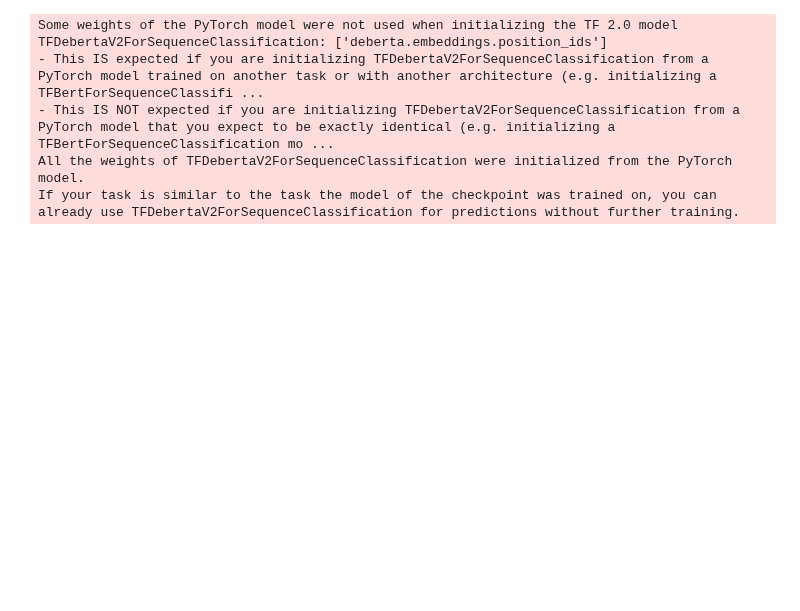
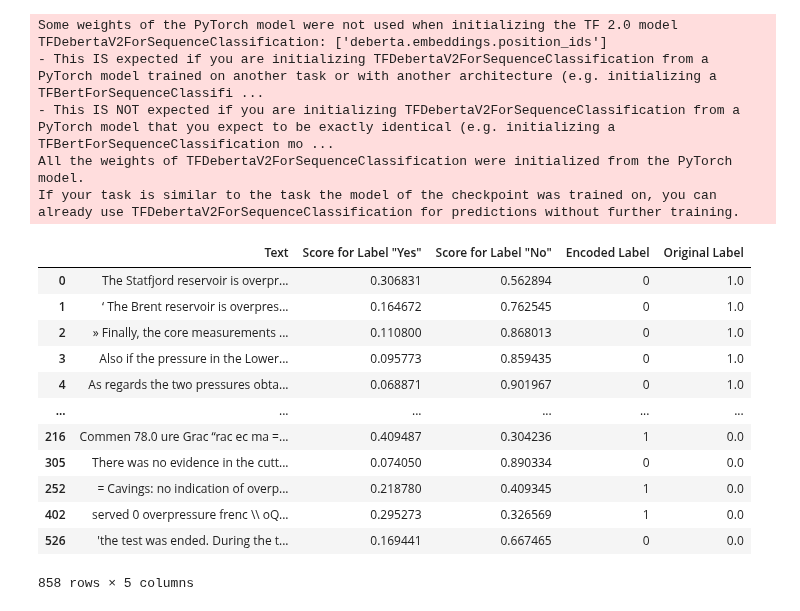
Before and after one commit to zahidhamidi/ML-Project, a Jupyter notebook: zero_shot_deberta.ipynb, the cells around one changed output. Drawn from its saved outputs; the diff is of its cells as text; code cells hidden in the pictures; blank space fills up the shorter version.

```diff
--- a/zero_shot_deberta.ipynb
+++ b/zero_shot_deberta.ipynb
@@ -37,10 +110,10 @@ text_data = df['doc_text_original'].tolist()
+# %%
+# Extract the text data from the 'text' column
+text_data = balanced_df['doc_text_original'].tolist()
 # %%
-import tensorflow as tf
-from transformers import AutoTokenizer, TFAutoModelForSequenceClassification
-import pandas as pd
-
 # Load the tokenizer and model
-model_name = "sileod/deberta-v3-base-tasksource-nli"
+# model_name = "sileod/deberta-v3-base-tasksource-nli"
+model_name = "facebook/bart-large-mnli"
 tokenizer = AutoTokenizer.from_pretrained(model_name)
 model = TFAutoModelForSequenceClassification.from_pretrained(model_name)
 
@@ -86,9 +159,6 @@ for text in tqdm(text_data):
     scores_yes.append(score_yes)
     scores_no.append(score_no)
     encoded_labels.append(encoded_label)
-
-# Create a DataFrame
-df2 = pd.DataFrame({'Text': texts, 'Score for Label "Yes"': scores_yes, 'Score for Label "No"': scores_no, 'Encoded Label': encoded_labels})
 # %% [output]
 Some weights of the PyTorch model were not used when initializing the TF 2.0 model TFDebertaV2ForSequenceClassification: ['deberta.embeddings.position_ids']
 - This IS expected if you are initializing TFDebertaV2ForSequenceClassification from a PyTorch model trained on another task or with another architecture (e.g. initializing a TFBertForSequenceClassifi ...
@@ -97,8 +167,22 @@ All the weights of TFDebertaV2ForSequenceClassification were initialized from th
 If your task is similar to the task the model of the checkpoint was trained on, you can already use TFDebertaV2ForSequenceClassification for predictions without further training.
 # %%
 # Create a DataFrame
-df2 = pd.DataFrame({'Text': texts, 'Score for Label "Yes"': scores_yes, 'Score for Label "No"': scores_no, 'Encoded Label': encoded_labels, 'Original Label': df["label_code"].astype(float)})
+df2 = pd.DataFrame({'Text': texts, 'Score for Label "Yes"': scores_yes, 'Score for Label "No"': scores_no, 'Encoded Label': encoded_labels, 'Original Label': balanced_df["label_code"].astype(float)})
 df2
+# %% [output]
+|  | Text | Score for Label "Yes" | Score for Label "No" | Encoded Label | Original Label |
+| 0 | The Statfjord reservoir is overpr... | 0.306831 | 0.562894 | 0 | 1.0 |
+| 1 | ‘ The Brent reservoir is overpres... | 0.164672 | 0.762545 | 0 | 1.0 |
+| 2 | » Finally, the core measurements ... | 0.110800 | 0.868013 | 0 | 1.0 |
+| 3 | Also if the pressure in the Lower... | 0.095773 | 0.859435 | 0 | 1.0 |
+| 4 | As regards the two pressures obta... | 0.068871 | 0.901967 | 0 | 1.0 |
+| ... | ... | ... | ... | ... | ... |
+| 216 | Commen 78.0 ure Grac “rac ec ma =... | 0.409487 | 0.304236 | 1 | 0.0 |
+| 305 | There was no evidence in the cutt... | 0.074050 | 0.890334 | 0 | 0.0 |
+| 252 | = Cavings: no indication of overp... | 0.218780 | 0.409345 | 1 | 0.0 |
+| 402 | served 0 overpressure frenc \\ oQ... | 0.295273 | 0.326569 | 1 | 0.0 |
+| 526 | 'the test was ended. During the t... | 0.169441 | 0.667465 | 0 | 0.0 |
+858 rows × 5 columns
 # %%
 import pandas as pd
 from sklearn.metrics import confusion_matrix
```
Also changed, not shown: parts of 5 cells of this notebook.
